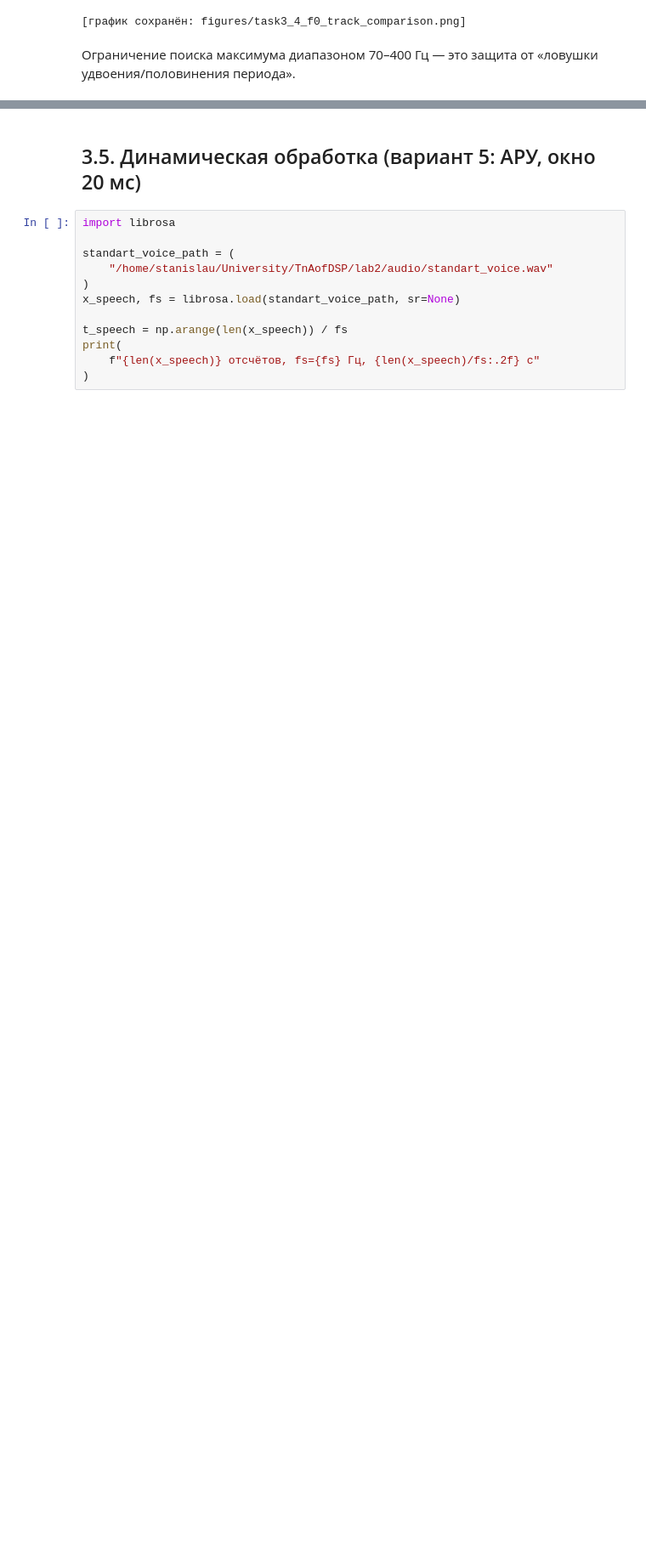
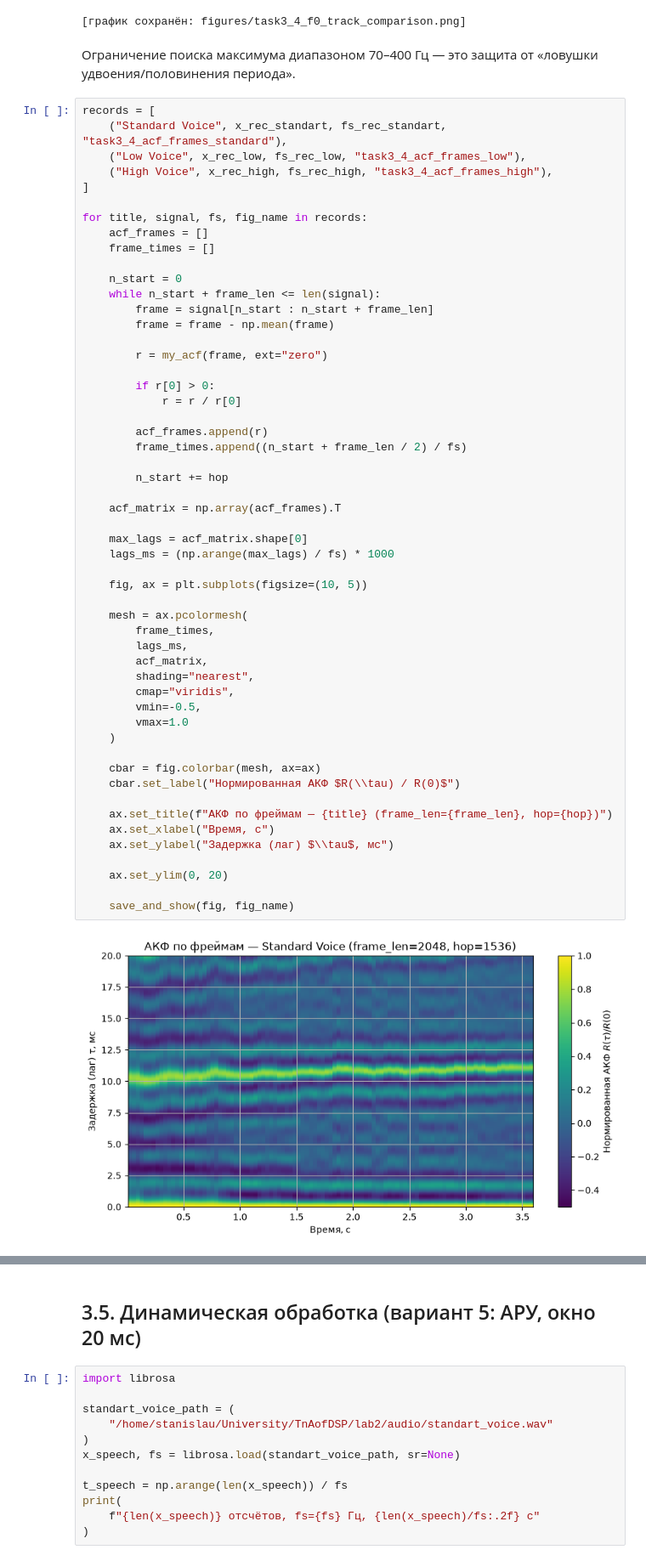
Before and after one commit to StanislauMikulski/TnAofDSP_lab2, a Jupyter notebook: lab02_variant5.ipynb, the cells around one changed output, grey strips where cells are left out. Shown at 85% size. Saved outputs shown, nothing was run; the diff lists cells and outputs as text; blank space fills up the shorter version.

Commit message:
AKF for frames

```diff
--- a/lab02_variant5.ipynb
+++ b/lab02_variant5.ipynb
@@ -807,3 +801,58 @@ High:     Средний F0 = 150.5 Гц, Разброс = ±24.5 Гц
 # %% [markdown]
 Ограничение поиска максимума диапазоном 70–400 Гц — это защита от «ловушки
 удвоения/половинения периода».
+# %%
+records = [
+    ("Standard Voice", x_rec_standart, fs_rec_standart, "task3_4_acf_frames_standard"),
+    ("Low Voice", x_rec_low, fs_rec_low, "task3_4_acf_frames_low"),
+    ("High Voice", x_rec_high, fs_rec_high, "task3_4_acf_frames_high"),
+]
+
+for title, signal, fs, fig_name in records:
+    acf_frames = []
+    frame_times = []
+
+    n_start = 0
+    while n_start + frame_len <= len(signal):
+        frame = signal[n_start : n_start + frame_len]
+        frame = frame - np.mean(frame)
+
+        r = my_acf(frame, ext="zero")
+
+        if r[0] > 0:
+            r = r / r[0]
+
+        acf_frames.append(r)
+        frame_times.append((n_start + frame_len / 2) / fs)
+
+        n_start += hop
+
+    acf_matrix = np.array(acf_frames).T
+
+    max_lags = acf_matrix.shape[0]
+    lags_ms = (np.arange(max_lags) / fs) * 1000
+
+    fig, ax = plt.subplots(figsize=(10, 5))
+
+    mesh = ax.pcolormesh(
+        frame_times,
+        lags_ms,
+        acf_matrix,
+        shading="nearest",
+        cmap="viridis",
+        vmin=-0.5,
+        vmax=1.0
+    )
+
+    cbar = fig.colorbar(mesh, ax=ax)
+    cbar.set_label("Нормированная АКФ $R(\\tau) / R(0)$")
+
+    ax.set_title(f"АКФ по фреймам — {title} (frame_len={frame_len}, hop={hop})")
+    ax.set_xlabel("Время, с")
+    ax.set_ylabel("Задержка (лаг) $\\tau$, мс")
+
+    ax.set_ylim(0, 20)
+
+    save_and_show(fig, fig_name)
+# %% [output]
+[figure, added]
```
Also changed, not shown: parts of 11 cells of this notebook, 16 other files.
